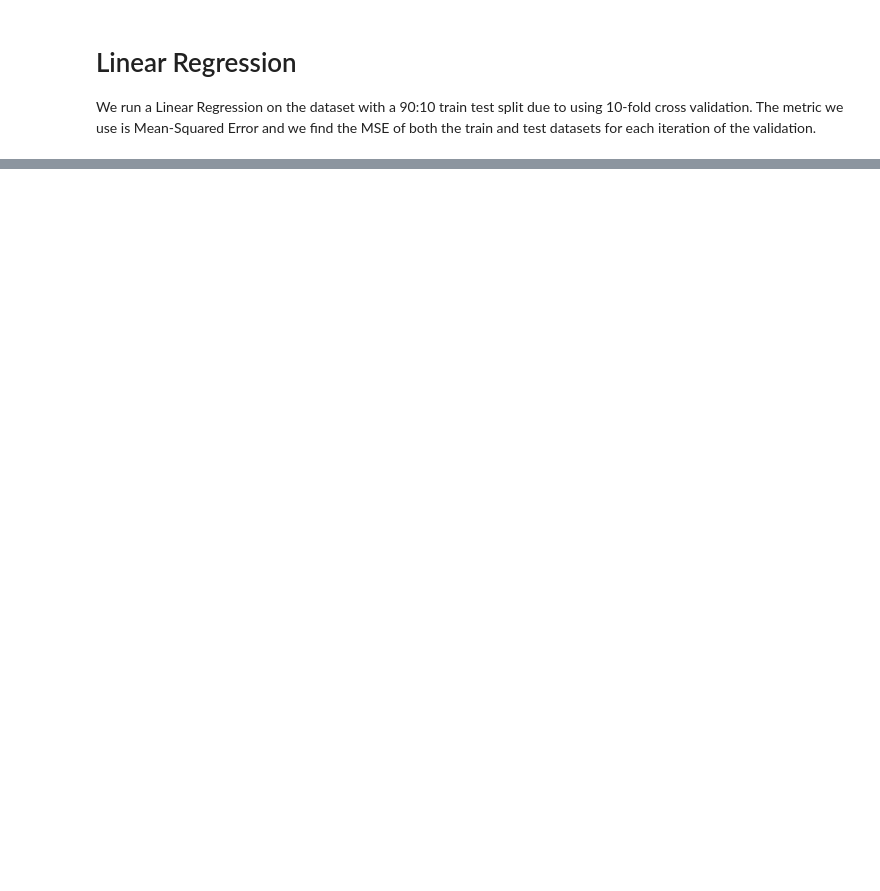
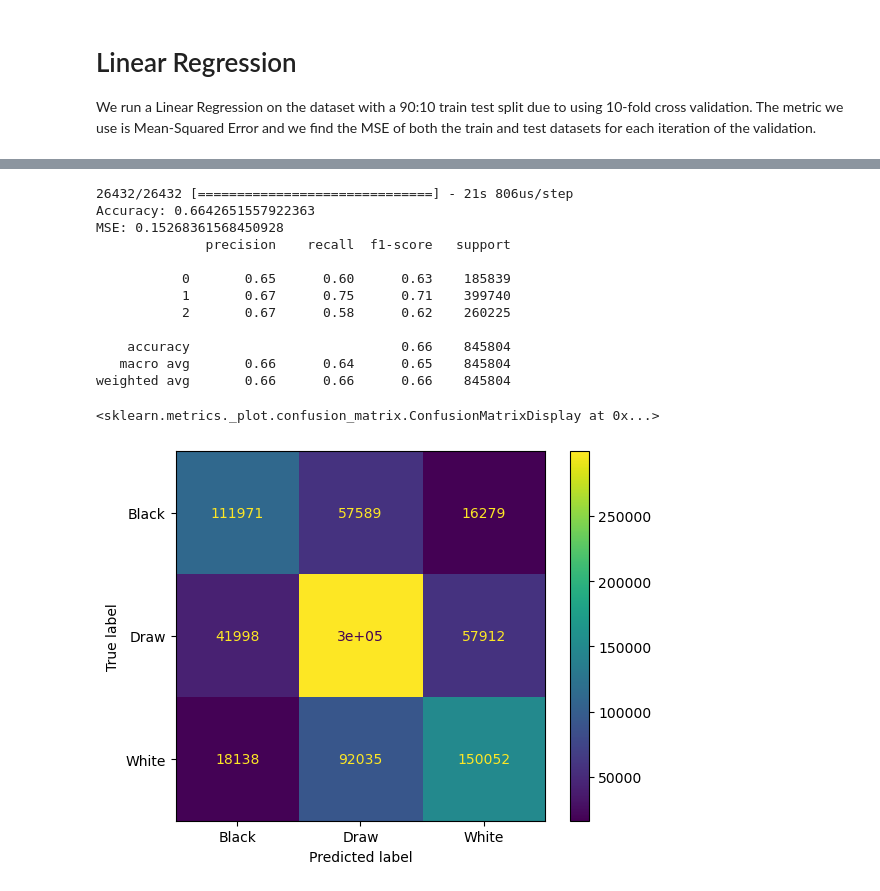
Before and after one commit to ezh247467/CSE151A-Group-Project, a Jupyter notebook: Group_Project.ipynb, the cells around one changed output, grey strips where cells are left out. Saved outputs shown, nothing was run; the diff lists cells and outputs as text; code cells hidden in the pictures; blank space fills up the shorter version.

```diff
--- a/Group_Project.ipynb
+++ b/Group_Project.ipynb
@@ -627 +657,26 @@ for i in range(10):
 ... (9 outputs left out)
+# %%
+NN_data = chessData_df.drop(['Evaluation', 'FEN'], axis=1)
+drop_indices = np.random.choice(NN_data[NN_data['Draw'] == 1].index, 4500000, replace=False)
+NN_data = NN_data.drop(drop_indices)
+X_data = NN_data[['Material_Advantage', 'Development', 'Mobility', 'Safety']]
+y_data = np.array(NN_data[['Black', 'Draw', 'White']])
+# %%
+from keras.models import Sequential
+from keras.layers import Dense
+from keras.optimizers import SGD
+classifier = Sequential() # Initialising the ANN
+# %%
+classifier.add(Dense(units = 64, activation = 'relu', input_dim = 4)) # 4 features to test against classes
+classifier.add(Dense(units = 128, activation = 'relu'))
+classifier.add(Dense(units = 256, activation = 'relu'))
+classifier.add(Dense(units = 512, activation = 'relu'))
+classifier.add(Dense(units = 256, activation = 'relu'))
+classifier.add(Dense(units = 128, activation = 'relu'))
+classifier.add(Dense(units = 64, activation = 'relu'))
+classifier.add(Dense(units = 3, activation = 'softmax'))
+# %%
+from sklearn.model_selection import train_test_split
+classifier.compile(optimizer = SGD(learning_rate=0.01), loss = 'categorical_crossentropy', metrics=["accuracy", "mse"])
+X_train, X_test, y_train, y_test = train_test_split(X_data, y_data, test_size=0.1)
+history = classifier.fit(X_train.astype(float), y_train.astype(float), batch_size = 8, epochs = 5)
@@ -627,0 +694,29 @@ for i in range(10):
+# %%
+yhat_test = classifier.predict(X_test.astype(float))
+hist_metric = history.history
+print(f'Accuracy: {hist_metric.get("accuracy")[-1]}')
+print(f'MSE: {hist_metric.get("mse")[-1]}')
+yhat_test_indices = np.argmax(yhat_test, axis=1)
+y_test_indices = np.argmax(y_test, axis=1)
+yhat_test_indices, y_test_indices
+from sklearn.metrics import classification_report
+from sklearn.metrics import confusion_matrix, ConfusionMatrixDisplay
+print(classification_report(y_test_indices,yhat_test_indices))
+myconfusionmatrixtrain = confusion_matrix(y_test_indices, yhat_test_indices, labels=[i for i in range(3)])
+mycmdisptrain = ConfusionMatrixDisplay(confusion_matrix=myconfusionmatrixtrain, display_labels=['Black', 'Draw', 'White'])
+mycmdisptrain.plot()
+# %% [output]
+26432/26432 [==============================] - 21s 806us/step
+Accuracy: 0.6642651557922363
+MSE: 0.15268361568450928
+              precision    recall  f1-score   support
+
+           0       0.65      0.60      0.63    185839
+           1       0.67      0.75      0.71    399740
+           2       0.67      0.58      0.62    260225
+
+    accuracy                           0.66    845804
+   macro avg       0.66      0.64      0.65    845804
+weighted avg       0.66      0.66      0.66    845804
+<sklearn.metrics._plot.confusion_matrix.ConfusionMatrixDisplay at 0x...>
+[figure, added]
```
Also changed, not shown: parts of 7 cells of this notebook.
